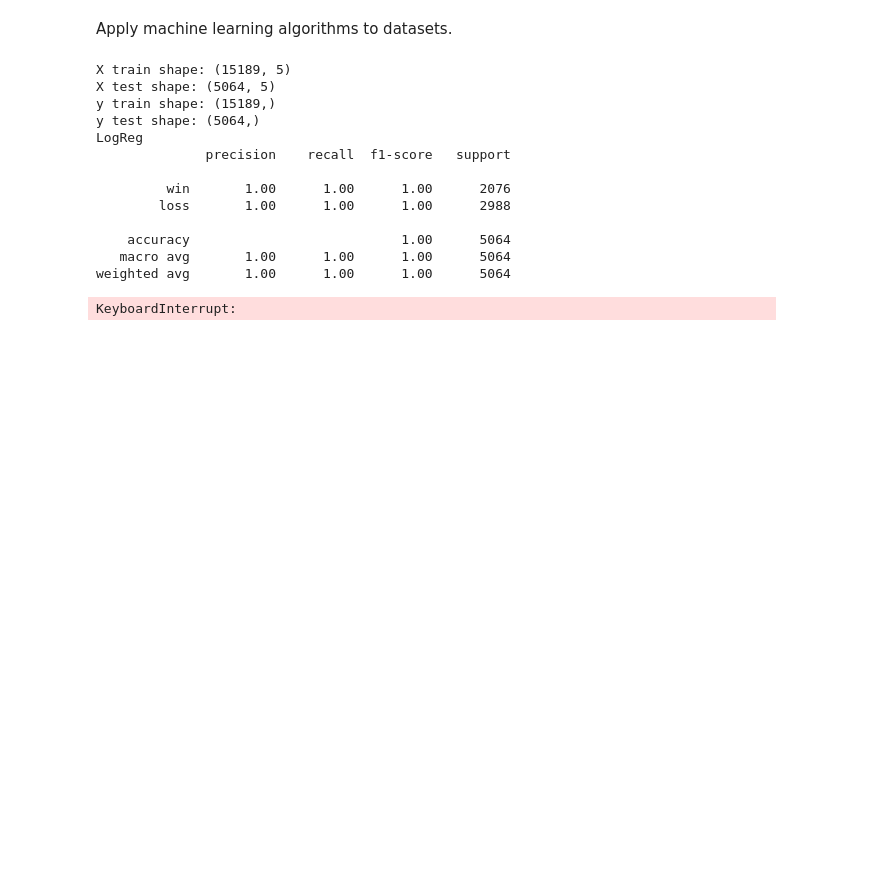
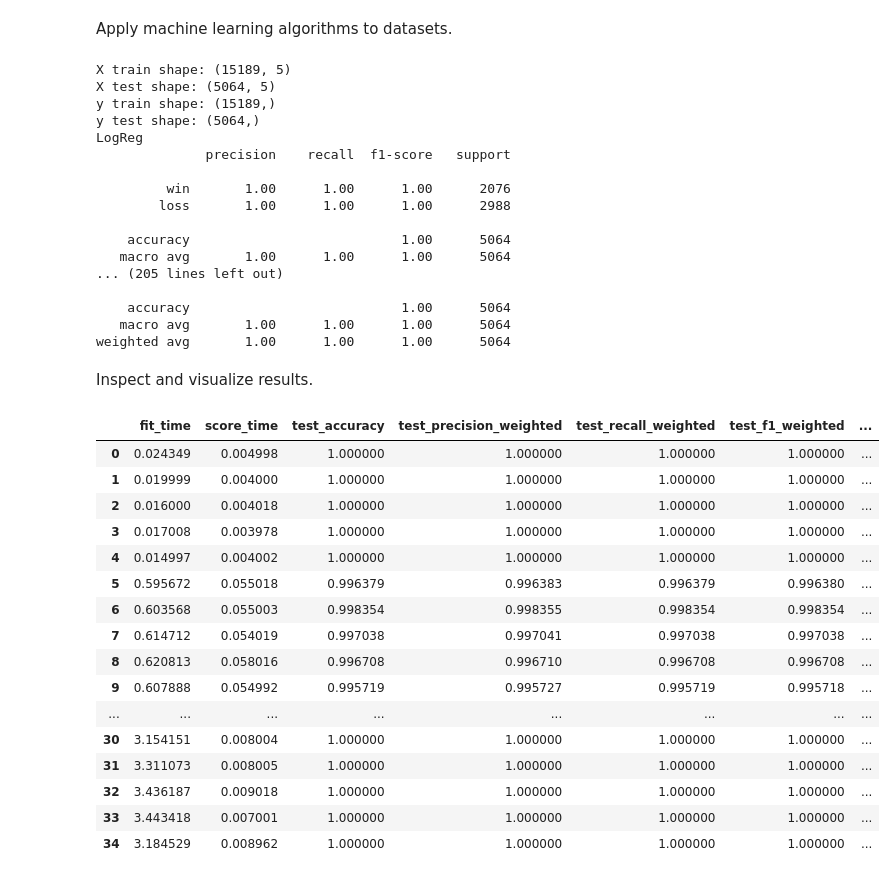
Before and after one commit to ethanleicht/NBA_Model, a Jupyter notebook: our_code2.ipynb, the cells around one changed output. Cells and saved outputs as stored; diff of their text form; code cells hidden in the pictures; blank space fills up the shorter version.

```diff
--- a/our_code2.ipynb
+++ b/our_code2.ipynb
@@ -282,10 +307,11 @@ Perform feature reduction.
 from sklearn.feature_selection import SelectKBest, f_classif
 
 X_new = []
+k = [5,10,100]
 
-for k in [5,10,100]:
+for ki in k:
     # Select top k features using SelectKBest and ANOVA F-value
-    selector = SelectKBest(score_func=f_classif, k=k)
+    selector = SelectKBest(score_func=f_classif, k=ki)
     X_k = selector.fit_transform(X, y)
     X_new.append(X_k)
 # %% [markdown]
@@ -376,5 +399,30 @@ LogReg
 
     accuracy                           1.00      5064
    macro avg       1.00      1.00      1.00      5064
+... (205 lines left out)
+
+    accuracy                           1.00      5064
+   macro avg       1.00      1.00      1.00      5064
 weighted avg       1.00      1.00      1.00      5064
-KeyboardInterrupt:
+# %% [markdown]
+Inspect and visualize results.
+# %%
+results[0]
+# %% [output]
+|  | fit_time | score_time | test_accuracy | test_precision_weighted | test_recall_weighted | test_f1_weighted | ... |
+| 0 | 0.024349 | 0.004998 | 1.000000 | 1.000000 | 1.000000 | 1.000000 | ... |
+| 1 | 0.019999 | 0.004000 | 1.000000 | 1.000000 | 1.000000 | 1.000000 | ... |
+| 2 | 0.016000 | 0.004018 | 1.000000 | 1.000000 | 1.000000 | 1.000000 | ... |
+| 3 | 0.017008 | 0.003978 | 1.000000 | 1.000000 | 1.000000 | 1.000000 | ... |
+| 4 | 0.014997 | 0.004002 | 1.000000 | 1.000000 | 1.000000 | 1.000000 | ... |
+| 5 | 0.595672 | 0.055018 | 0.996379 | 0.996383 | 0.996379 | 0.996380 | ... |
+| 6 | 0.603568 | 0.055003 | 0.998354 | 0.998355 | 0.998354 | 0.998354 | ... |
+| 7 | 0.614712 | 0.054019 | 0.997038 | 0.997041 | 0.997038 | 0.997038 | ... |
+| 8 | 0.620813 | 0.058016 | 0.996708 | 0.996710 | 0.996708 | 0.996708 | ... |
+| 9 | 0.607888 | 0.054992 | 0.995719 | 0.995727 | 0.995719 | 0.995718 | ... |
+| ... | ... | ... | ... | ... | ... | ... | ... |
+| 30 | 3.154151 | 0.008004 | 1.000000 | 1.000000 | 1.000000 | 1.000000 | ... |
+| 31 | 3.311073 | 0.008005 | 1.000000 | 1.000000 | 1.000000 | 1.000000 | ... |
+| 32 | 3.436187 | 0.009018 | 1.000000 | 1.000000 | 1.000000 | 1.000000 | ... |
+| 33 | 3.443418 | 0.007001 | 1.000000 | 1.000000 | 1.000000 | 1.000000 | ... |
+| 34 | 3.184529 | 0.008962 | 1.000000 | 1.000000 | 1.000000 | 1.000000 | ... |
```
Also changed, not shown: parts of 8 cells of this notebook.
